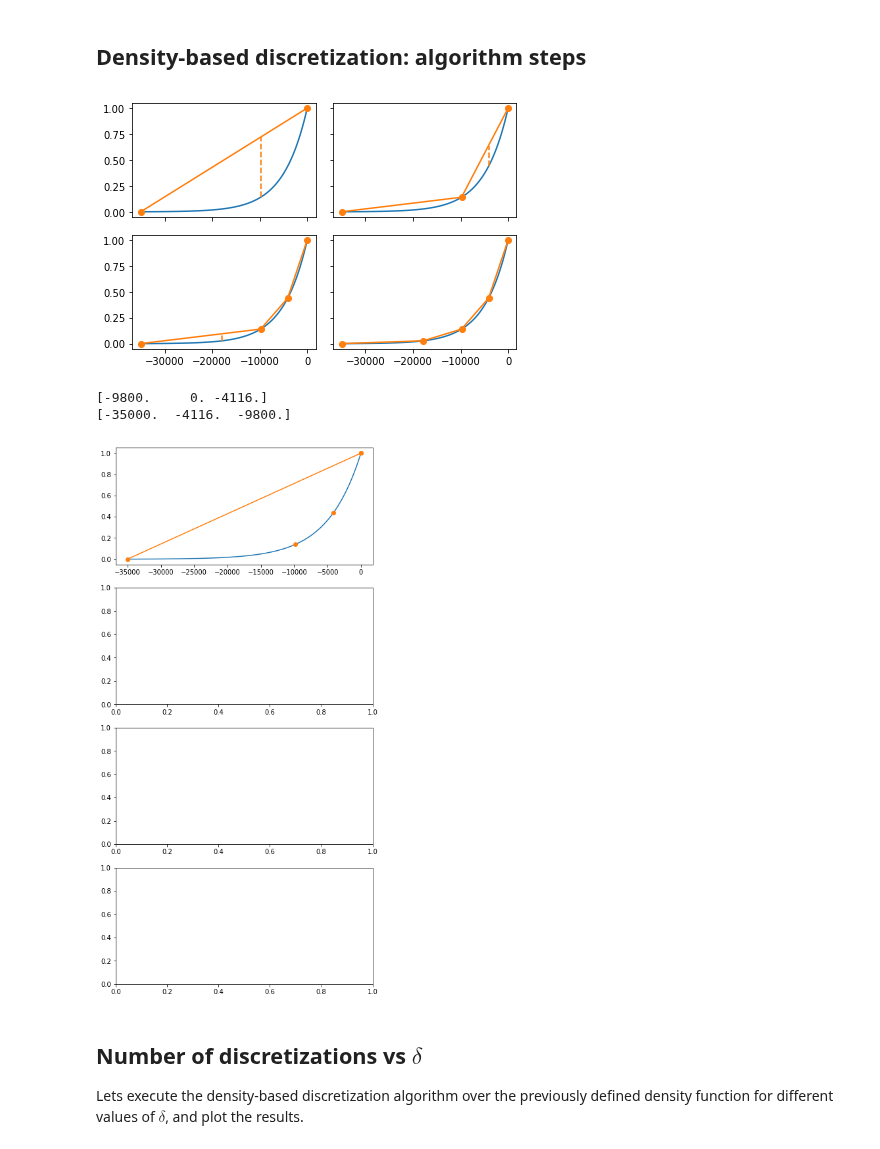
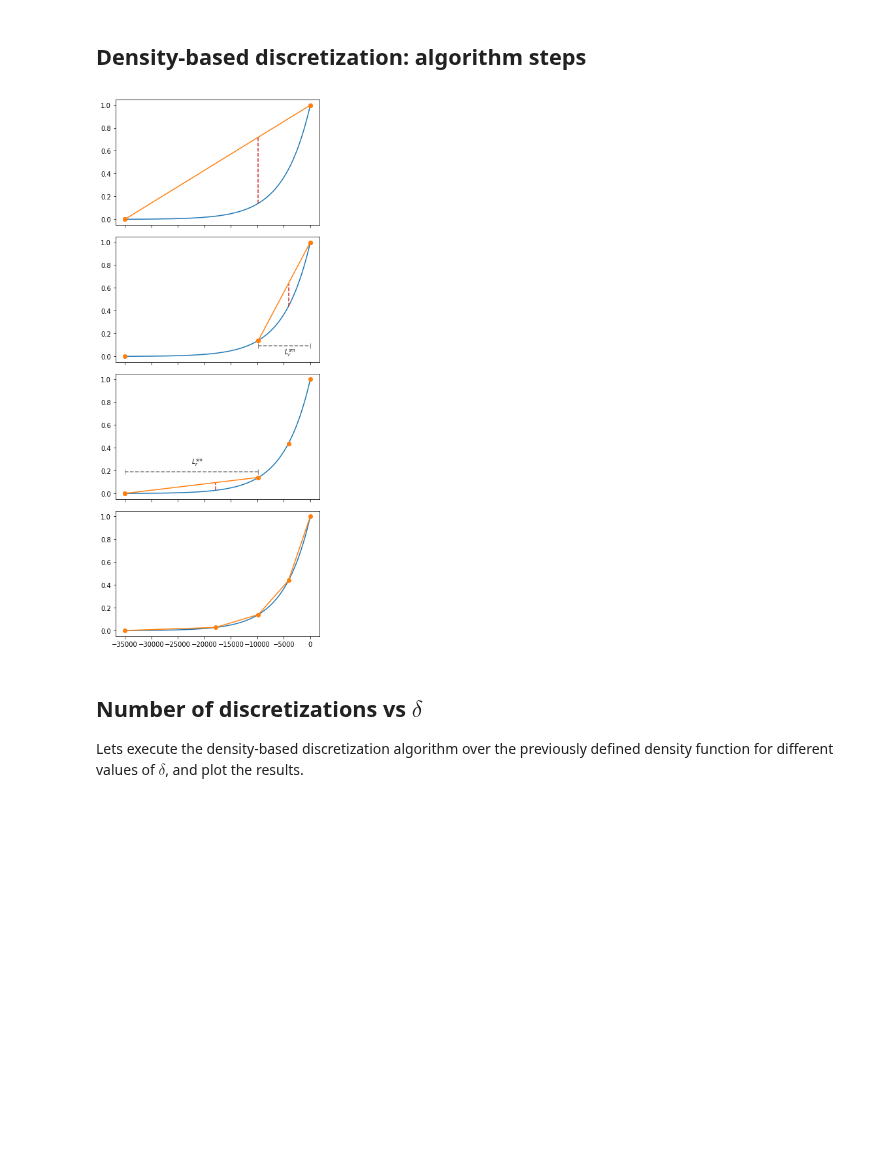
Before and after one commit to pinga-lab/tesseroid-variable-density, a Jupyter notebook: code/density-based-discretization-figures.ipynb, the cells around one changed output. Drawn from its saved outputs; the diff is of its cells as text; code cells hidden in the pictures; blank space fills up the shorter version.

Commit message:
Improved density-based discretization figures

```diff
--- a/code/density-based-discretization-figures.ipynb
+++ b/code/density-based-discretization-figures.ipynb
@@ -99,72 +100,78 @@ while True:
     else:
         delta -= delta_step
 # %%
-heights = np.linspace(bottom, top, 101)
-fig, axes = plt.subplots(len(subsets)//2, 2,
+### heights = np.linspace(bottom, top, 101)
+fig, axes = plt.subplots(len(subsets), 1,
                          sharex=True, sharey=True)
-axes = [ax for sublist in axes for ax in sublist]
-# fig.set_size_inches((6, 15))
+# axes = [ax for sublist in axes for ax in sublist]
+fig.set_size_inches((5, 12))
 divisions = np.array([top, bottom])
 
 for i in range(len(subsets) - 1):
     ax = axes[i]
     subset = subsets[i]
 
     tops = [tess[-2] for tess in subset]
     bottoms = [tess[-1] for tess in subset]
     divisions = np.unique(np.array(tops + bottoms))
 
     tops = [tess[-2] for tess in subsets[i + 1]]
     bottoms = [tess[-1] for tess in subsets[i + 1]]
     new_divisions = np.unique(np.array(tops + bottoms))
 
     ax.plot(heights, normalized_density(heights))
-    ax.plot(divisions, normalized_density(divisions), 'o-')
-    for i in range(1, len(new_divisions) - 1):
-        bottom_i = new_divisions[i - 1]
-        top_i = new_divisions[i + 1]
-        div = new_divisions[i]
+    ax.plot(divisions, normalized_density(divisions), 'o')
+    for j in range(1, len(new_divisions) - 1):
+        bottom_j = new_divisions[j - 1]
+        top_j = new_divisions[j + 1]
+        div = new_divisions[j]
         if div not in divisions:
             ax.plot([div]*2,
                     [normalized_density(div),
-                     line(div, top_i, bottom_i)],
-                    '--', color="C1")
+                     line(div, top_j, bottom_j)],
+                    '--', color="C3")
+            ax.plot([bottom_j, top_j],
+                    [normalized_density(bottom_j),
+                     normalized_density(top_j)],
+                    'o-', color="C1")
+            if i == 1:
+                ax.plot([bottom_j, top_j],
+                        [normalized_density(bottom_j) - 0.05]*2, "|--",
+                        color="C7", markersize=8)
+                ax.annotate('$L_r^{sm}$',
+                            xy=(0.5*(bottom_j + top_j),
+                                normalized_density(bottom_j) - 0.1),
+                            xytext=(0.5*(bottom_j + top_j),
+                                    normalized_density(bottom_j) - 0.12),
+                            xycoords="data")
+            elif i == 2:
+                ax.plot([bottom_j, top_j],
+                        [normalized_density(top_j) + 0.05]*2, "|--",
+                        color="C7", markersize=8)
+                ax.annotate('$L_r^{sm}$',
+                            xy=(0.5*(bottom_j + top_j),
+                                normalized_density(top_j) + 0.12),
+                            xytext=(0.5*(bottom_j + top_j),
+                                    normalized_density(top_j) + 0.12),
+                            xycoords="data")
+
+                rectangle = Rectangle((bottom_j, -0.1),
+                                      top_j - bottom_j,
+                                      1.2, color="C7", alpha=0.3,
+                                      linewidth=0)
+                # ax.add_patch(rectangle)
 
 ax = axes[-1]
 tops = [tess[-2] for tess in subsets[-1]]
 bottoms = [tess[-1] for tess in subsets[-1]]
 divisions = np.unique(np.array(tops + bottoms))
 ax.plot(heights, normalized_density(heights))
 ax.plot(divisions, normalized_density(divisions), 'o-')
 
 plt.tight_layout()
 plt.show()
 # %% [output]
-[figure, old version]
+[figure, new version]
-# %%
-
-subset = tesseroid._density_based_discretization(bounds,
-                                                 density_function,
-                                                 delta)
-tops = np.array([tess[-2] for tess in subset])
-bottoms = np.array([tess[-1] for tess in subset])
-
-print(tops)
-print(bottoms)
-
-fig, axes = plt.subplots(4, 1)
-fig.set_size_inches((7, 15))
-
-axes[0].plot(heights, normalized_density(heights))
-axes[0].plot([bottom, top],
-             [normalized_density(bottom), normalized_density(top)],
-             'o-', color="C1")
-axes[0].plot(tops, normalized_density(np.array(tops)), 'o')
-plt.show()
-# %% [output]
-[-9800.     0. -4116.]
-[-35000.  -4116.  -9800.]
-[figure, removed]
 # %% [markdown]
 ## Number of discretizations vs $\delta$
 
```
Also changed, not shown: parts of 1 cell of this notebook.
